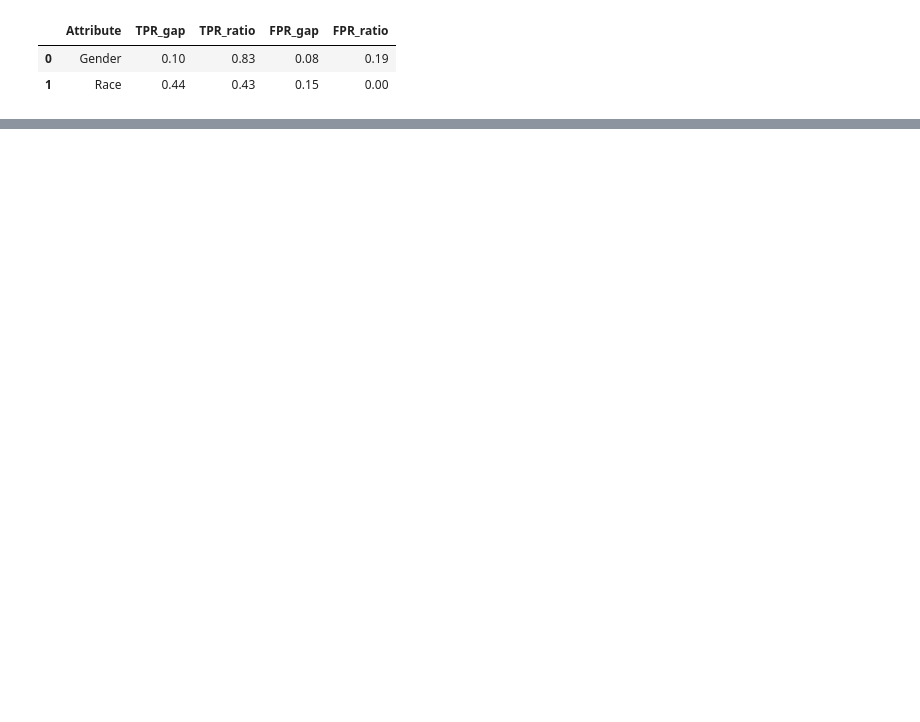
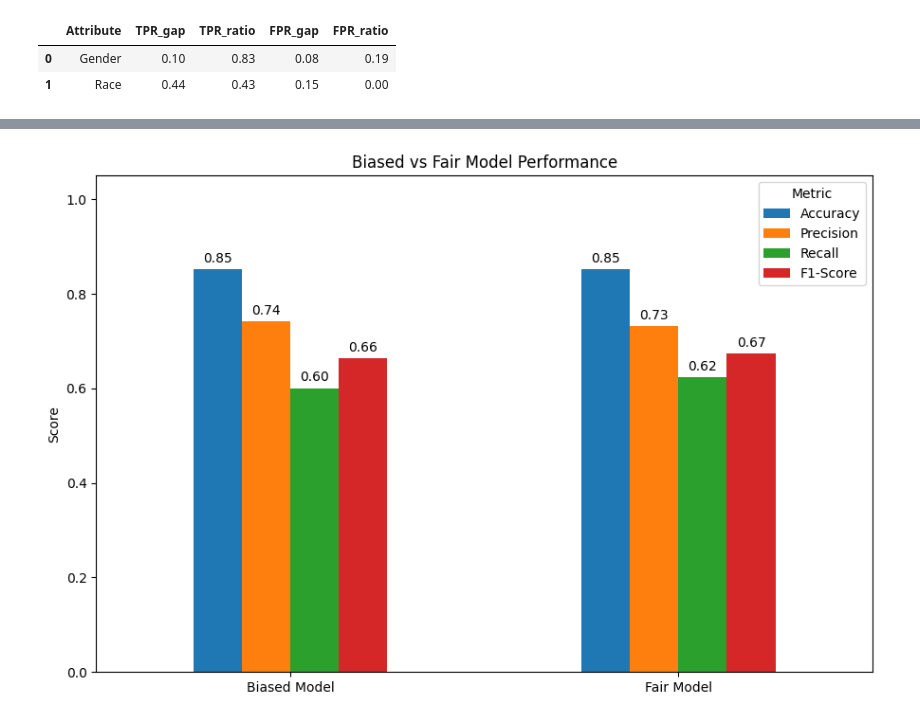
Before and after one commit to fernandobalieiro/JNations-2025, a Jupyter notebook: notebooks/Workshop.ipynb, the cells around one changed output, grey strips where cells are left out. Saved outputs shown, nothing was run; the diff lists cells and outputs as text; code cells hidden in the pictures; blank space fills up the shorter version.

```diff
--- a/notebooks/Workshop.ipynb
+++ b/notebooks/Workshop.ipynb
@@ -683,0 +834,42 @@ fairness_summary.style.format({
+# %%
+from sklearn.metrics import accuracy_score, precision_score, recall_score, f1_score
+import pandas as pd
+import matplotlib.pyplot as plt
+import seaborn as sns
+
+# Calculate metrics
+metrics = {
+    "Accuracy": accuracy_score,
+    "Precision": lambda y_true, y_pred: precision_score(y_true, y_pred, zero_division=0),
+    "Recall": lambda y_true, y_pred: recall_score(y_true, y_pred, zero_division=0),
+    "F1-Score": lambda y_true, y_pred: f1_score(y_true, y_pred, zero_division=0)
+}
+
+# Compute values
+scores = {
+    "Biased Model": [],
+    "Fair Model": []
+}
+
+for _, func in metrics.items():
+    scores["Biased Model"].append(func(y_test, y_pred))
+    scores["Fair Model"].append(func(y_test, y_pred_fair))
+
+# Create DataFrame
+score_df = pd.DataFrame(scores, index=metrics.keys()).T
+
+# Plot
+ax = score_df.plot(kind='bar', figsize=(9,6), ylim=(0,1.05))
+plt.title("Biased vs Fair Model Performance")
+plt.ylabel("Score")
+plt.xticks(rotation=0)
+plt.legend(title="Metric", loc='upper right')
+
+# Add value labels on each bar
+for container in ax.containers:
+    ax.bar_label(container, fmt='%.2f', label_type='edge', padding=3)
+
+plt.tight_layout()
+plt.show()
+# %% [output]
+[figure, added]
```
Also changed, not shown: parts of 9 cells of this notebook.
